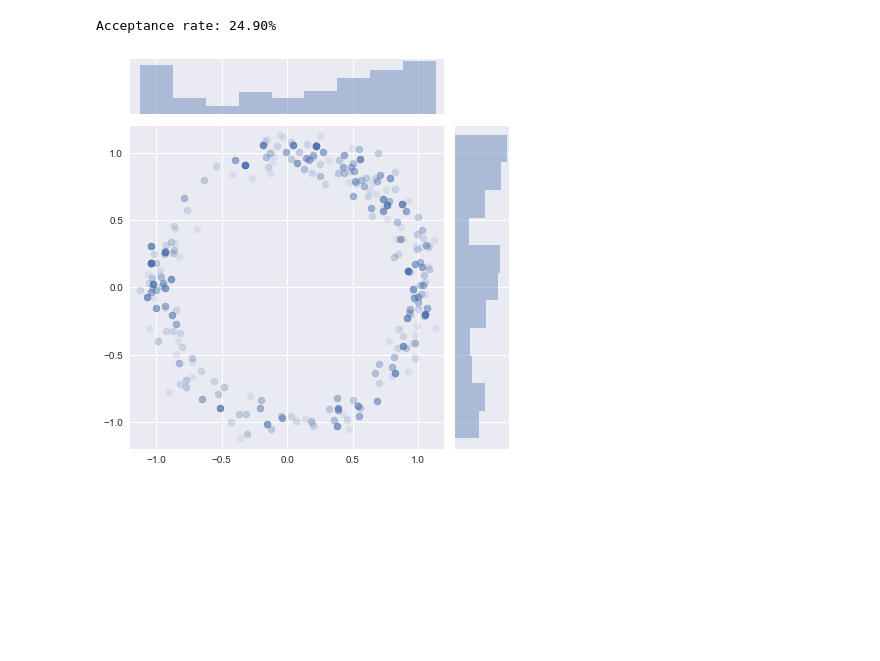
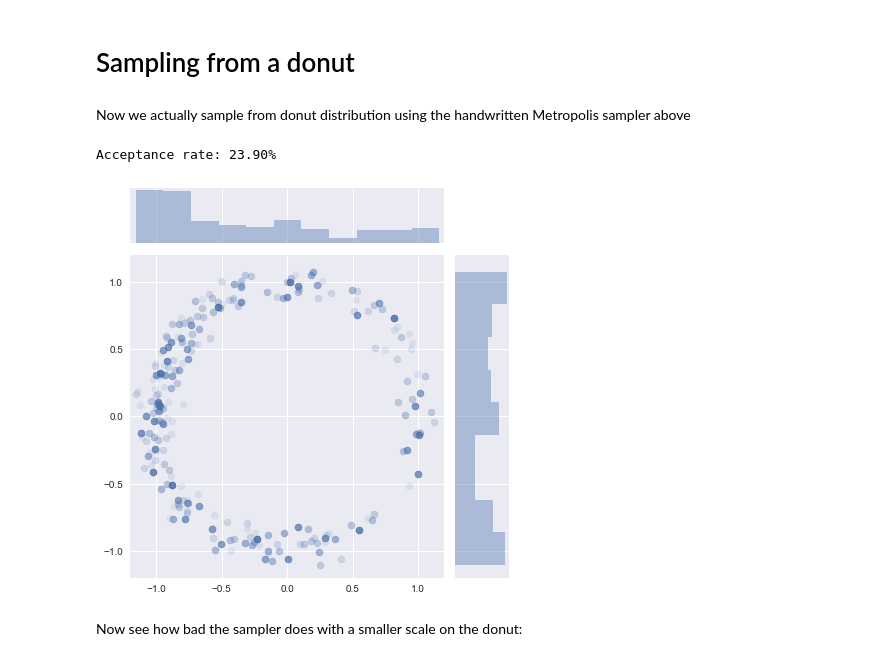
Before and after one commit to ColCarroll/hamiltonian_monte_carlo_talk, a Jupyter notebook: demos.ipynb, the cells around one changed output. Cells and saved outputs as stored; diff of their text form; code cells hidden in the pictures; blank space fills up the shorter version.

```diff
--- a/demos.ipynb
+++ b/demos.ipynb
@@ -8,0 +132,4 @@ import theano.tensor as tt
+# %%
+for N in (2, 4, 8, 16, 32):
+    x = scipy.stats.multivariate_normal(cov=np.eye(N) / N).rvs(size=10000)
+    _ = sns.distplot(np.linalg.norm(x, axis=1))
@@ -9,18 +138,29 @@ import theano.tensor as tt
+# %% [markdown]
+# Sampling from a donut
 # %%
 def jointplot(ary):
+    """Helper to plot everything consistently"""
     sns.jointplot(*ary.T, alpha=0.1, stat_func=None, xlim=(-1.2, 1.2), ylim=(-1.2, 1.2))
 # %%
 def metropolis_accept(old, new):
+    """In log space -- the proposal should be symmetric!"""
     return np.log(np.random.uniform()) < new - old
 
 
 def normal_proposal(scale):
+    """Make a proposal for metropolis hastings from the normal distribution."""
     def proposal(x):
         return np.random.normal(x, scale)
     return proposal
 
 
 def metropolis(logp, n=1000, step_size=0.15, init=np.array([1, 0])):
+    """Implementation of Metropolis-Hastings.
+
+    The proposal distribution is hardcoded to be a normal distribution,
+    but it will sample in whatever dimension `init` is from.  Also prints
+    the acceptance rate at the end.  Optimal is ~0.234.
+    """
     proposal = normal_proposal(step_size)
     accept = 0
     old = proposal(init)
@@ -35,12 +175,21 @@ def metropolis(logp, n=1000, step_size=0.15, init=np.array([1, 0])):
     return np.array(samples)
 # %%
 def donut_pdf(scale):
+    """Sample pdf for visualizations.
+
+    Normally distributed around the unit
+    circle, and the radius may be scaled.
+    """
     def logp(x):
         return -((1 - np.linalg.norm(x)) / scale) ** 2
     return logp
+# %% [markdown]
+Now we actually sample from donut distribution using the handwritten Metropolis sampler above
 # %%
-samples = metropolis(donut_pdf(0.1), n=1000, step_size=0.35)
+samples = metropolis(donut_pdf(0.1), n=1000, step_size=0.37)
 jointplot(samples)
 # %% [output]
-Acceptance rate: 24.90%
+Acceptance rate: 23.90%
-[figure, old version]
+[figure, new version]
+# %% [markdown]
+Now see how bad the sampler does with a smaller scale on the donut:
```
Also changed, not shown: parts of 42 cells of this notebook, 1 other file.
